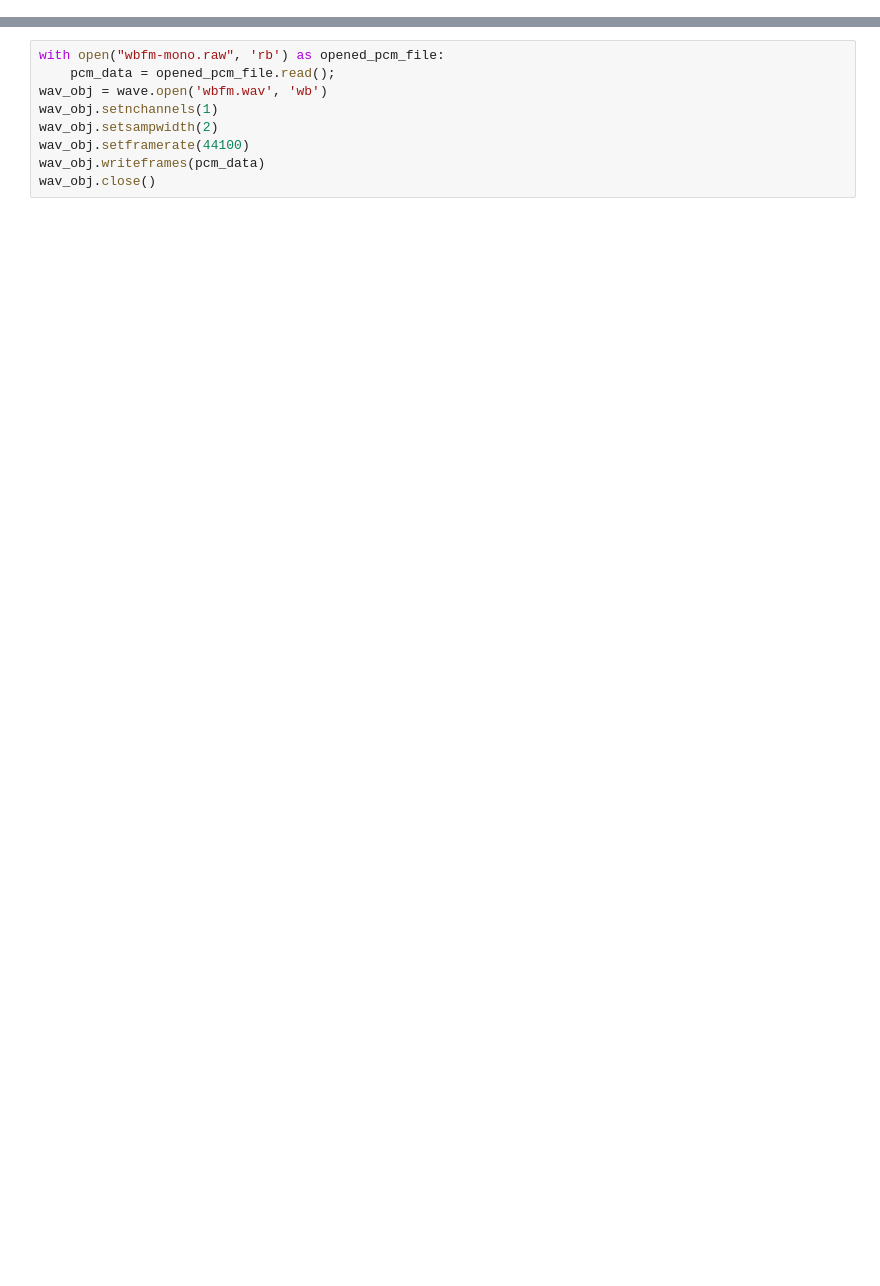
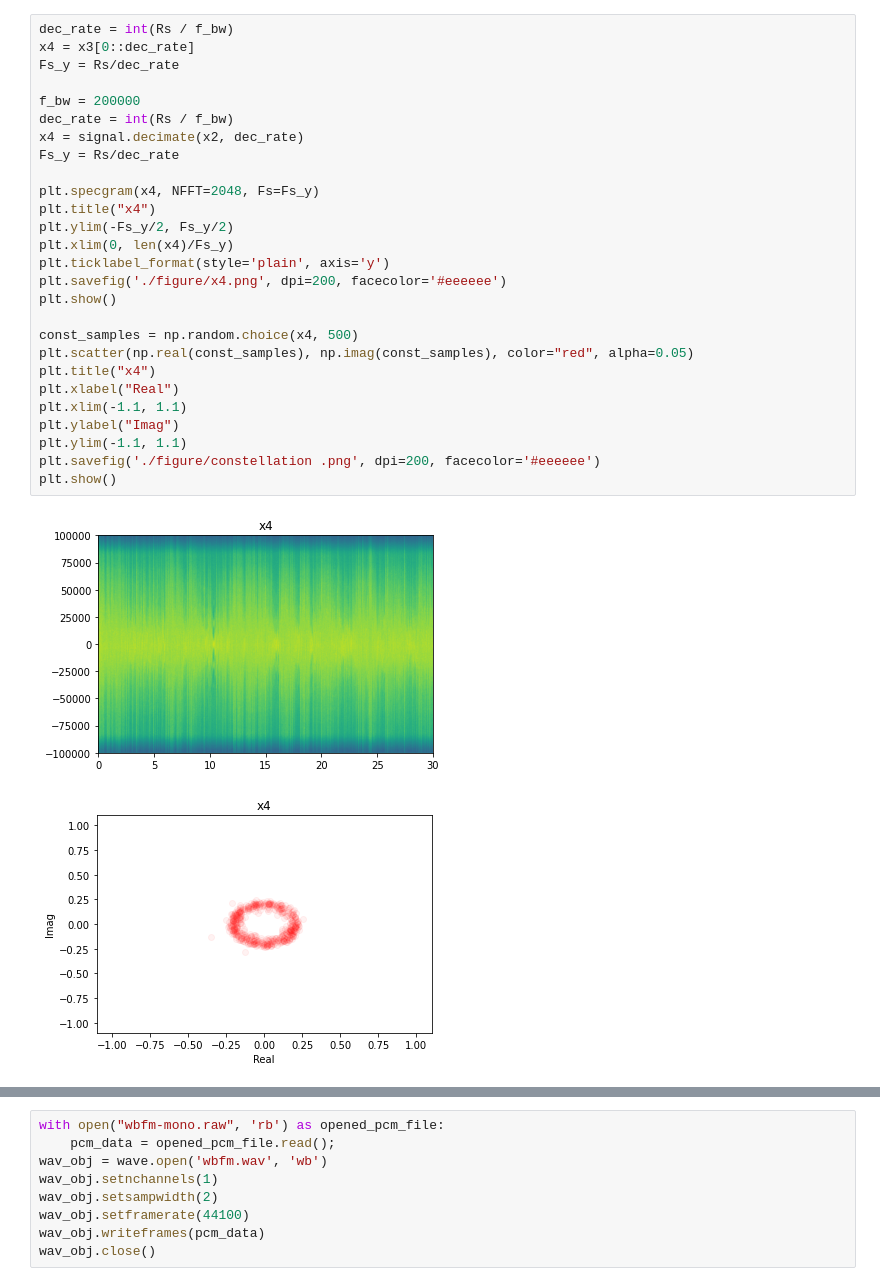
Before and after one commit to lani009/FM-demodulation, a Jupyter notebook: FM radio demodulator.ipynb, the cells around one changed output, grey strips where cells are left out. Cells and saved outputs as stored; diff of their text form; blank space fills up the shorter version.

```diff
--- a/FM radio demodulator.ipynb
+++ b/FM radio demodulator.ipynb
@@ -97 +93,31 @@ x5 = np.angle(y5)
+# %%
+dec_rate = int(Rs / f_bw)
+x4 = x3[0::dec_rate]
+Fs_y = Rs/dec_rate
+
+f_bw = 200000
+dec_rate = int(Rs / f_bw)
+x4 = signal.decimate(x2, dec_rate)
+Fs_y = Rs/dec_rate
+
+plt.specgram(x4, NFFT=2048, Fs=Fs_y)
+plt.title("x4")
+plt.ylim(-Fs_y/2, Fs_y/2)
+plt.xlim(0, len(x4)/Fs_y)
+plt.ticklabel_format(style='plain', axis='y')
+plt.savefig('./figure/x4.png', dpi=200, facecolor='#eeeeee')
+plt.show()
+
+const_samples = np.random.choice(x4, 500)
+plt.scatter(np.real(const_samples), np.imag(const_samples), color="red", alpha=0.05)
+plt.title("x4")
+plt.xlabel("Real")
+plt.xlim(-1.1, 1.1)
+plt.ylabel("Imag")
+plt.ylim(-1.1, 1.1)
+plt.savefig('./figure/constellation .png', dpi=200, facecolor='#eeeeee')
+plt.show()
+# %% [output]
+[figure, added]
+[figure, added]
 # %%
```
Also changed, not shown: parts of 13 cells of this notebook, 9 other files.
